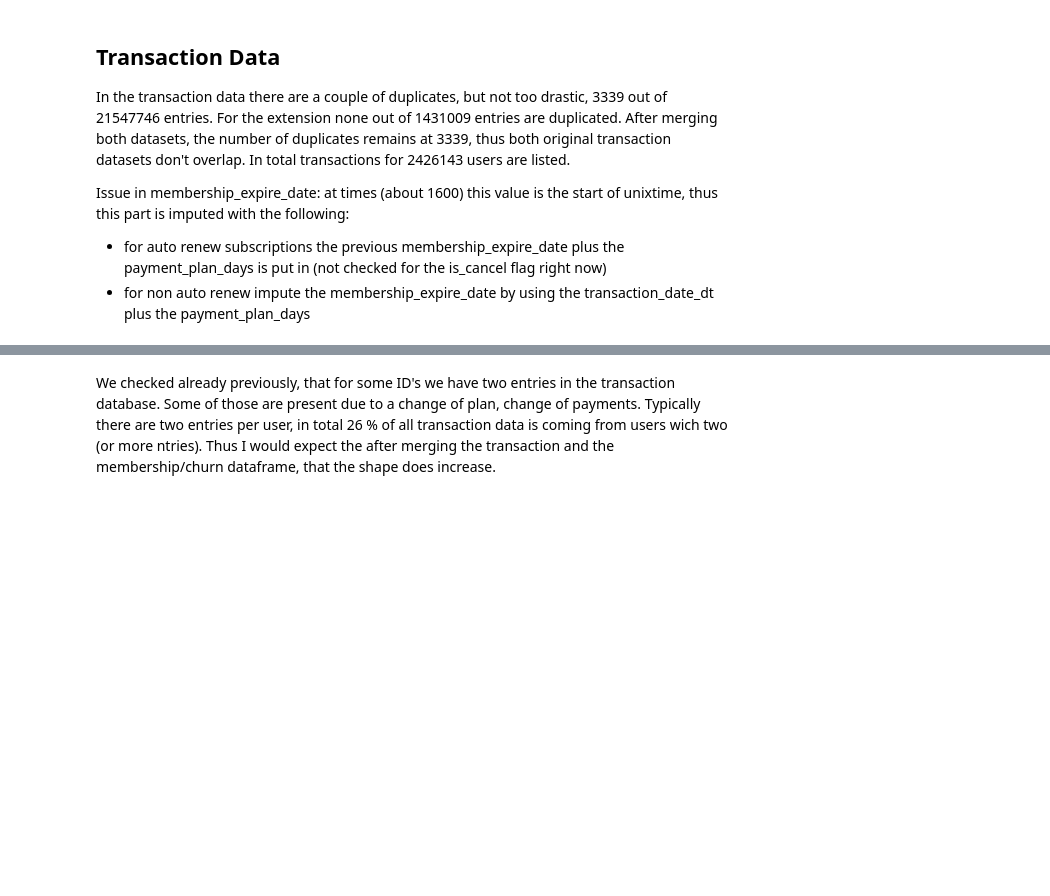
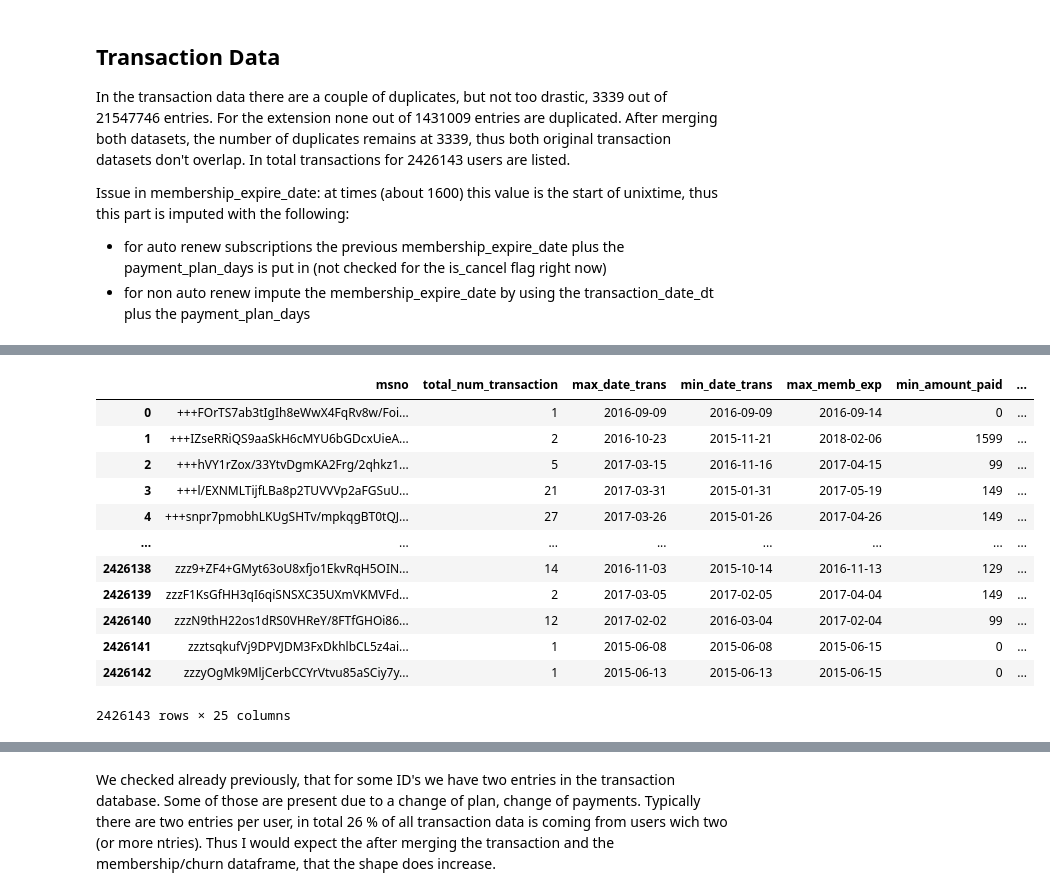
Before and after one commit to webermat/PrivateProjects, a Jupyter notebook: kkbox_churn/ML_KKBox.ipynb, the cells around one changed output, grey strips where cells are left out. Cells and saved outputs as stored; diff of their text form; code cells hidden in the pictures; blank space fills up the shorter version.

Commit message:
add more information from transactions

```diff
--- a/kkbox_churn/ML_KKBox.ipynb
+++ b/kkbox_churn/ML_KKBox.ipynb
@@ -547,27 +676,43 @@ df_tra_agg_per_user_red.sort_values(by=['sum_delta_members_exp_prev_trans_date']
 # %%
 df_tra_agg_per_user=df_delta_tra.groupby(["msno"]).agg(
     total_num_transaction=('transaction_date','count'),
     max_date_trans=('transaction_date_dt','max'),
     min_date_trans=('transaction_date_dt','min'),
     max_memb_exp=('membership_expire_date_dt','max'),
     min_amount_paid=('actual_amount_paid','min'),
     max_amount_paid=('actual_amount_paid','max'),
     mean_amount_paid=('actual_amount_paid','mean'),
+    median_amount_paid=('actual_amount_paid','median'),
     mode_amount_paid=('actual_amount_paid',lambda x: pd.Series.mode(x)[0]),
     total_amount_paid=('actual_amount_paid','sum'),
     total_plan_list_price=('plan_list_price','sum'),
     mean_plan_list_price=('plan_list_price','mean'),
+    median_plan_list_price=('plan_list_price','median'),
     mode_plan_list_price=('plan_list_price',lambda x: pd.Series.mode(x)[0]),
     num_payment_methods=('payment_method_id','nunique'),
     mode_payment_method_id=('payment_method_id',lambda x: pd.Series.mode(x)[0]),
     sum_payment_plan_days=('payment_plan_days','sum'),
     min_payment_plan_days=('payment_plan_days','min'),
     max_payment_plan_days=('payment_plan_days','max'),
     mean_payment_plan_days=('payment_plan_days','mean'),
     mode_payment_plan_days=('payment_plan_days',lambda x: pd.Series.mode(x)[0]),
     num_payment_plans=('payment_plan_days','nunique'),
     total_auto_renew=('is_auto_renew','sum'),
     total_is_cancel=('is_cancel','sum')
     ).reset_index()
 df_tra_agg_per_user
+# %% [output]
+|  | msno | total_num_transaction | max_date_trans | min_date_trans | max_memb_exp | min_amount_paid | ... |
+| 0 | +++FOrTS7ab3tIgIh8eWwX4FqRv8w/Foi... | 1 | 2016-09-09 | 2016-09-09 | 2016-09-14 | 0 | ... |
+| 1 | +++IZseRRiQS9aaSkH6cMYU6bGDcxUieA... | 2 | 2016-10-23 | 2015-11-21 | 2018-02-06 | 1599 | ... |
+| 2 | +++hVY1rZox/33YtvDgmKA2Frg/2qhkz1... | 5 | 2017-03-15 | 2016-11-16 | 2017-04-15 | 99 | ... |
+| 3 | +++l/EXNMLTijfLBa8p2TUVVVp2aFGSuU... | 21 | 2017-03-31 | 2015-01-31 | 2017-05-19 | 149 | ... |
+| 4 | +++snpr7pmobhLKUgSHTv/mpkqgBT0tQJ... | 27 | 2017-03-26 | 2015-01-26 | 2017-04-26 | 149 | ... |
+| ... | ... | ... | ... | ... | ... | ... | ... |
+| 2426138 | zzz9+ZF4+GMyt63oU8xfjo1EkvRqH5OIN... | 14 | 2016-11-03 | 2015-10-14 | 2016-11-13 | 129 | ... |
+| 2426139 | zzzF1KsGfHH3qI6qiSNSXC35UXmVKMVFd... | 2 | 2017-03-05 | 2017-02-05 | 2017-04-04 | 149 | ... |
+| 2426140 | zzzN9thH22os1dRS0VHReY/8FTfGHOi86... | 12 | 2017-02-02 | 2016-03-04 | 2017-02-04 | 99 | ... |
+| 2426141 | zzztsqkufVj9DPVJDM3FxDkhlbCL5z4ai... | 1 | 2015-06-08 | 2015-06-08 | 2015-06-15 | 0 | ... |
+| 2426142 | zzzyOgMk9MljCerbCCYrVtvu85aSCiy7y... | 1 | 2015-06-13 | 2015-06-13 | 2015-06-15 | 0 | ... |
+2426143 rows × 25 columns
 # %%
```
Also changed, not shown: parts of 14 cells of this notebook.
